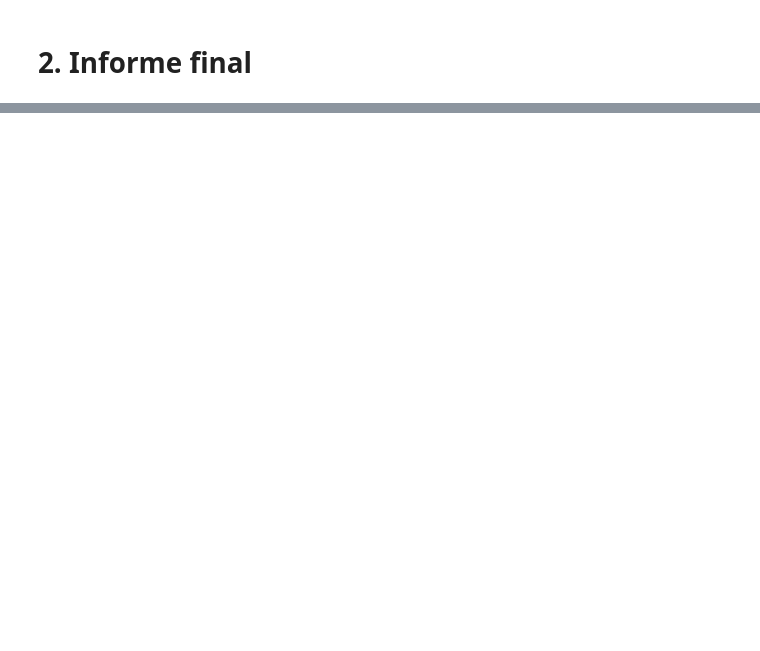
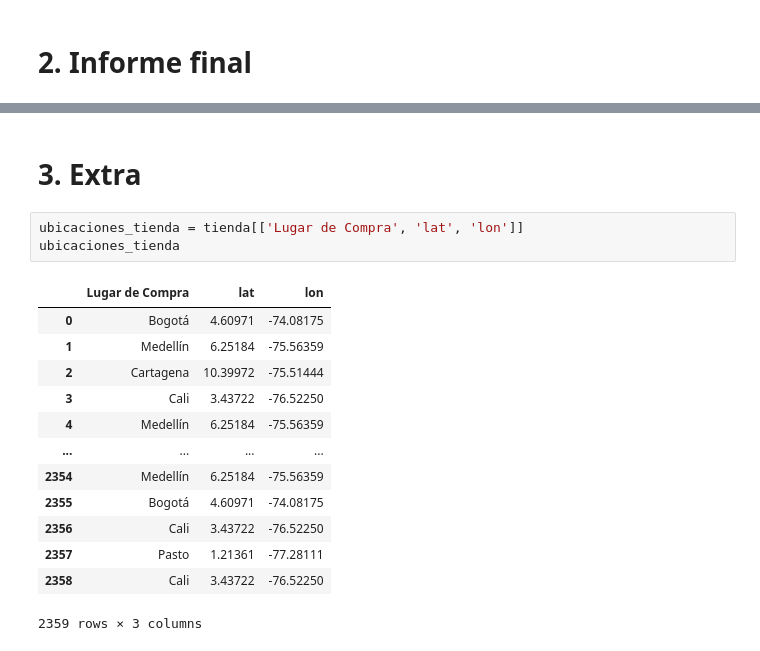
Before and after one commit to Anel-7/alura-store, a Jupyter notebook: alura_store.ipynb, the cells around one changed output, grey strips where cells are left out. Cells and saved outputs as stored; diff of their text form; blank space fills up the shorter version.

```diff
--- a/alura_store.ipynb
+++ b/alura_store.ipynb
@@ -468,0 +449,19 @@ sns.barplot(
+# %% [markdown]
+# 3. Extra
+# %%
+ubicaciones_tienda = tienda[['Lugar de Compra', 'lat', 'lon']]
+ubicaciones_tienda
+# %% [output]
+|  | Lugar de Compra | lat | lon |
+| 0 | Bogotá | 4.60971 | -74.08175 |
+| 1 | Medellín | 6.25184 | -75.56359 |
+| 2 | Cartagena | 10.39972 | -75.51444 |
+| 3 | Cali | 3.43722 | -76.52250 |
+| 4 | Medellín | 6.25184 | -75.56359 |
+| ... | ... | ... | ... |
+| 2354 | Medellín | 6.25184 | -75.56359 |
+| 2355 | Bogotá | 4.60971 | -74.08175 |
+| 2356 | Cali | 3.43722 | -76.52250 |
+| 2357 | Pasto | 1.21361 | -77.28111 |
+| 2358 | Cali | 3.43722 | -76.52250 |
+2359 rows × 3 columns
```
Also changed, not shown: parts of 16 cells of this notebook.
